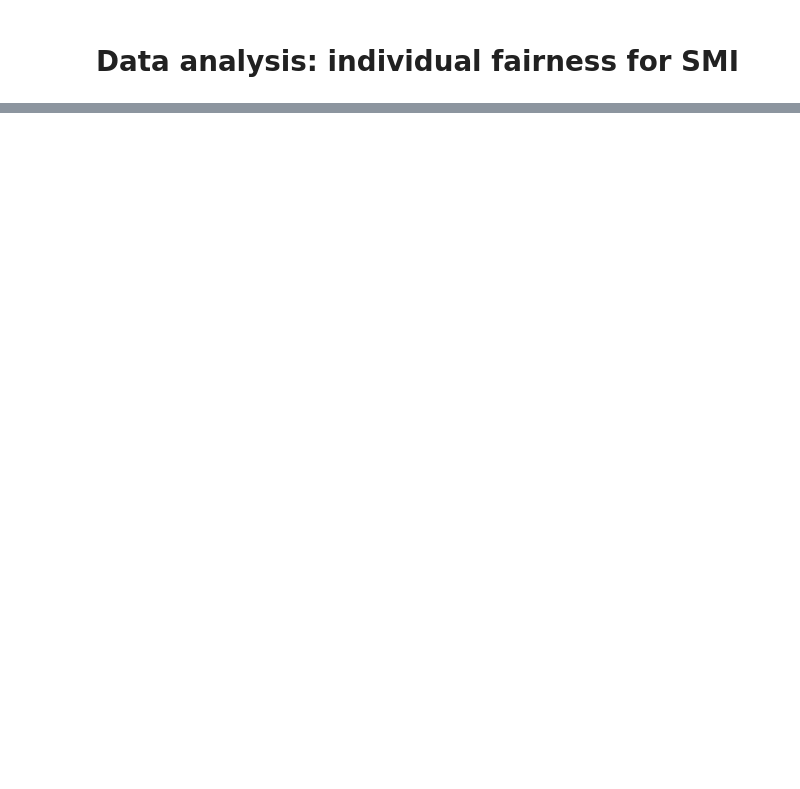
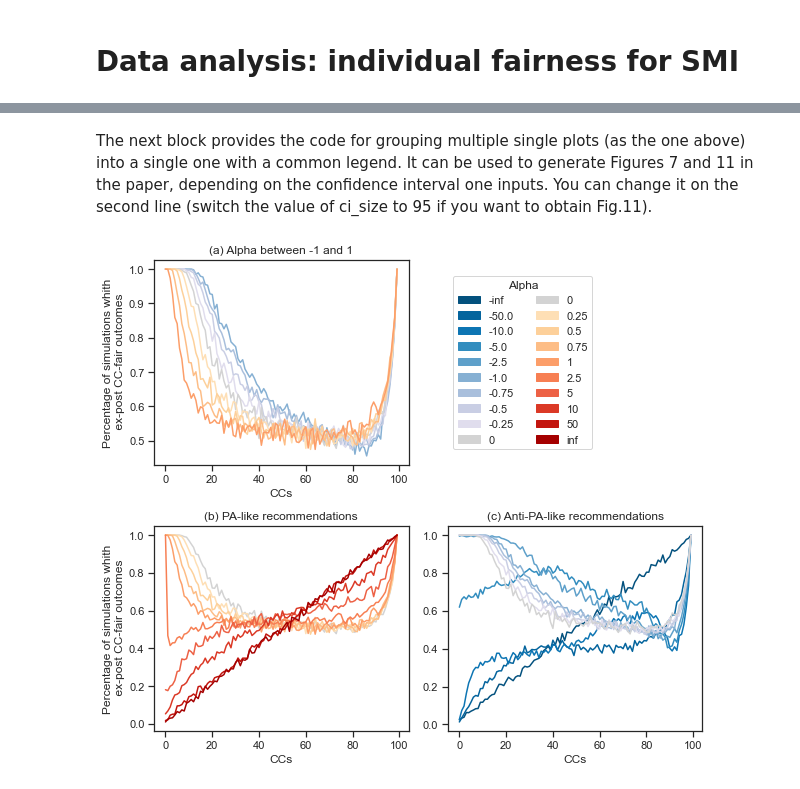
Before and after one commit to StefaniaI/ABM-IFforSMI, a Jupyter notebook: Data analysis.ipynb, the cells around one changed output, grey strips where cells are left out. Drawn from its saved outputs; the diff is of its cells as text; code cells hidden in the pictures; blank space fills up the shorter version.

```diff
--- a/Data analysis.ipynb
+++ b/Data analysis.ipynb
@@ -873,0 +262,55 @@ plot_prob_CC_i_fairness_1b(sims, hue='alpha', logscale=False)
+# %% [markdown]
+The next block provides the code for grouping multiple single plots (as the one above) into a single one with a common legend. It can be used to generate Figures 7 and 11 in the paper, depending on the confidence interval one inputs. You can change it on the second line (switch the value of ci_size to 95 if you want to obtain Fig.11).
+# %%
+# choose the value of the next paramter (ci_size = None --> Fig. 7; ci_size = 95 --> Fig. 11)
+ci_size = None
+
+# specify the size, theme and number of sublots for the figure
+sns.set(rc={'figure.figsize':(8.7,7.57)})
+sns.set_theme(style="ticks")
+
+fig, axs = plt.subplots(2, 2)
+
+# lists values of alphas for each subplot
+alpha_list = []
+alpha_list.append([-1.0, -0.75, -0.5, -0.25, 0, 0.25, 0.5, 0.75, 1])
+alpha_list.append([0, 0.25, 0.5, 0.75, 1, 2.5, 5, 10, 50, 1000])
+alpha_list.append([0, -0.25, -0.5, -0.75, -1, -2.5, -5, -10, -50, -1000])
+
+# subtitles for each subplot
+titles = ['(a) Alpha between -1 and 1', '(b) PA-like recommendations', '(c) Anti-PA-like recommendations']
+
+# legend to be included at the end
+all_alphas = [-1000, -50.0, -10.0, -5.0, -2.5, -1.0, -0.75, -0.5, -0.25, 0, 0 , 0.25, 0.5, 0.75, 1, 2.5, 5, 10, 50, 1000]
+alphas_lbl = [-float('inf'), -50.0, -10.0, -5.0, -2.5, -1.0, -0.75, -0.5, -0.25, 0, 0 , 0.25, 0.5, 0.75, 1, 2.5, 5, 10, 50, float('inf')]
+handles_list = [mpl.patches.Patch(color=palette[a], label=alphas_lbl[i]) for i, a in enumerate(all_alphas)]
+
+# build the sublots
+c = -1
+for (i, j) in [(0, 0), (0, 1), (1, 0), (1, 1)]:
+    if not (i==0 and j==1):
+        # Plot subplot_i
+        c+=1
+        d_aux = d[d['alpha'].isin(alpha_list[c])]
+        sns.lineplot(data=d_aux, x='CCs', y='average_CC_is_IF', ci = ci_size, estimator = np.mean, hue='alpha',
+                     palette = palette, legend = 'full', ax=axs[i, j])
+
+        # don't show the legend
+        axs[i, j].get_legend().remove()
+
+        # common y-label
+        axs[i, j].set(ylabel='Percentage of simulations whith\n ex-post CC-fair outcomes')
+        if (i+j) == 2:
+            axs[i, j].set(ylabel=None)
+
+        # set title
+        axs[i, j].set_title(titles[c])
+    else:
+        axs[i, j].axis('off')
+        axs[i, j].legend(handles=handles_list, loc ='center left', ncol=2, title = 'Alpha')
+
+# generate the figure (and save it if uncommenting the final line)
+fig.tight_layout()
+# fig.savefig("Figure_7.png", dpi = 600, bbox_inches="tight")
+# %% [output]
+[figure, added]
```
Also changed, not shown: parts of 70 cells of this notebook.
